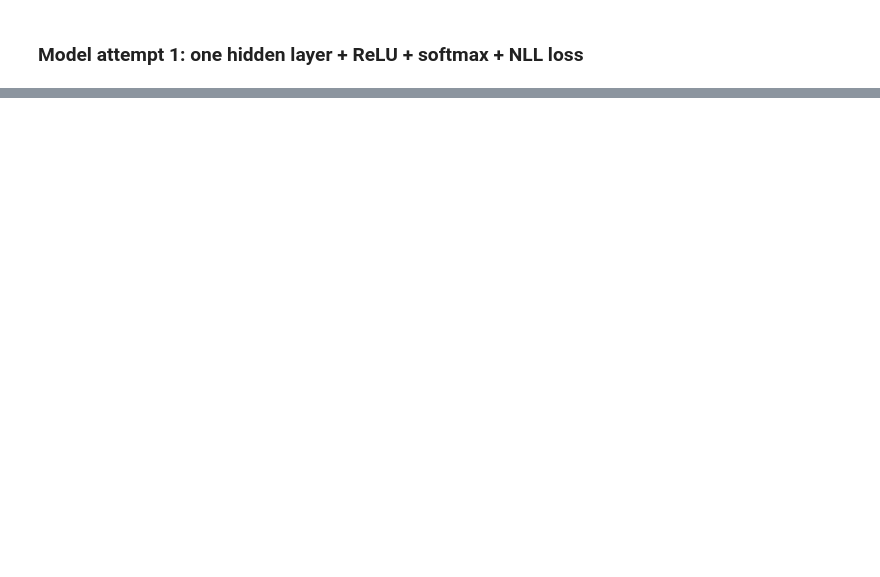
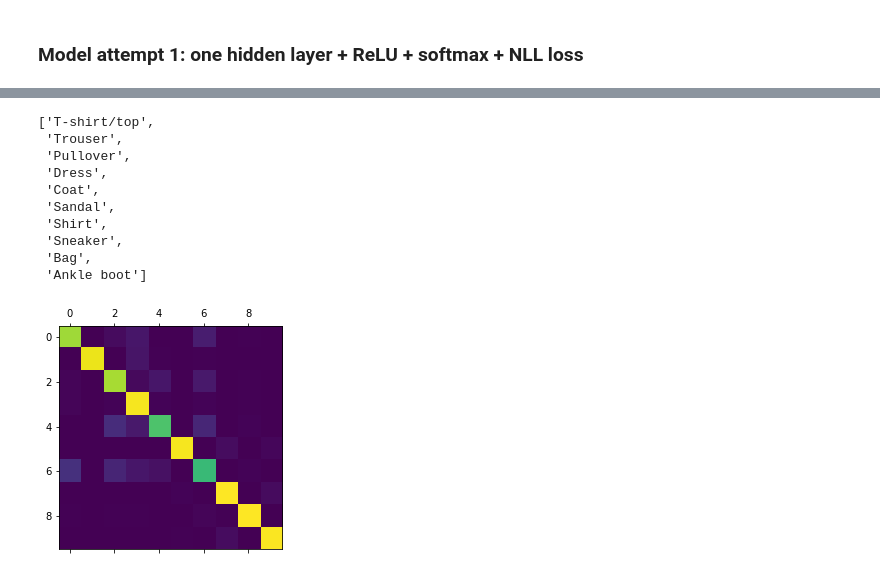
Before and after one commit to cgst/nn, a Jupyter notebook: Fashion MNIST.ipynb, the cells around one changed output, grey strips where cells are left out. Drawn from its saved outputs; the diff is of its cells as text; code cells hidden in the pictures; blank space fills up the shorter version.

```diff
--- a/Fashion MNIST.ipynb
+++ b/Fashion MNIST.ipynb
@@ -118,0 +119,17 @@ device(type='cuda', index=0)
+# %%
+# Show confusion matrix; seems like "shirt" is most confused with "T-shirt/top", "Coat", and "Pullover"
+cm = sklearn.metrics.confusion_matrix(ds_test.targets, m1.predict(ds_test.data).cpu())
+plt.matshow(cm)
+ds_test.classes
+# %% [output]
+['T-shirt/top',
+ 'Trouser',
+ 'Pullover',
+ 'Dress',
+ 'Coat',
+ 'Sandal',
+ 'Shirt',
+ 'Sneaker',
+ 'Bag',
+ 'Ankle boot']
+[figure, added]
```
Also changed, not shown: parts of 13 cells of this notebook.
